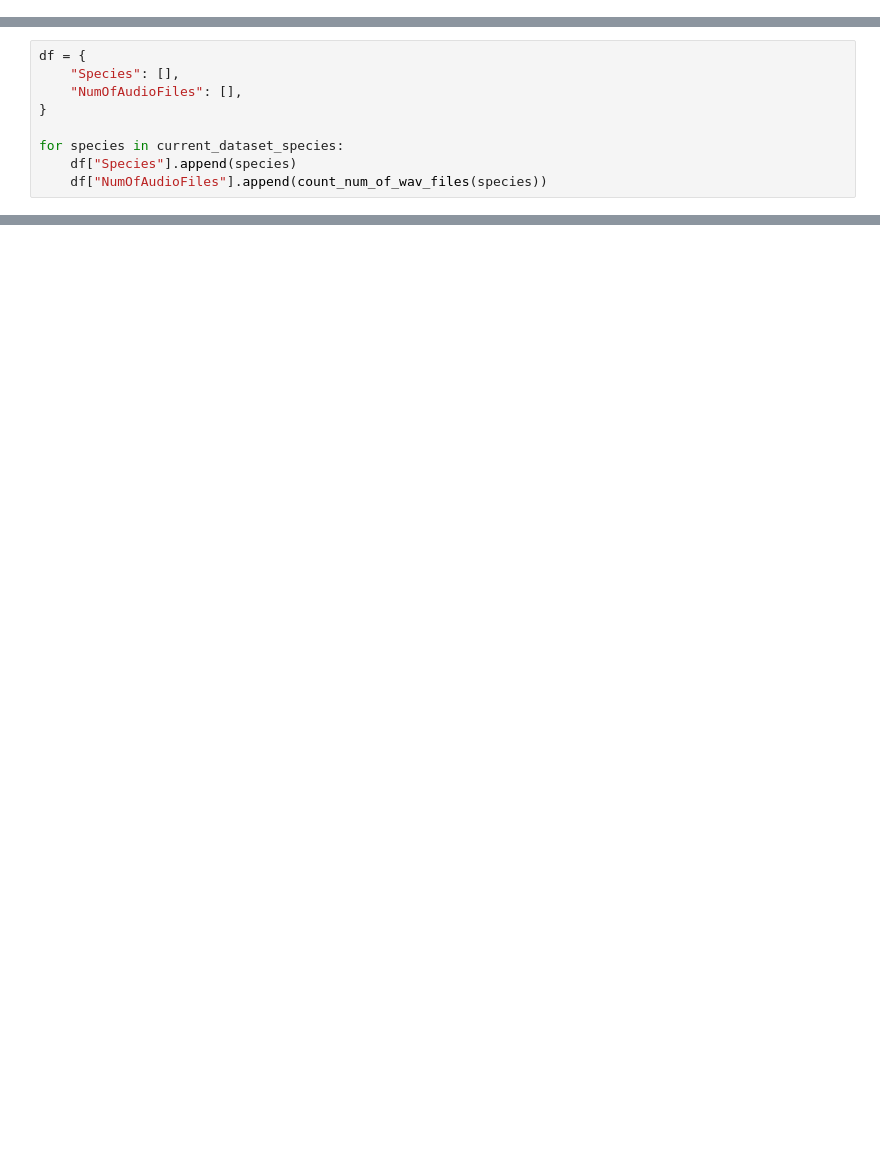
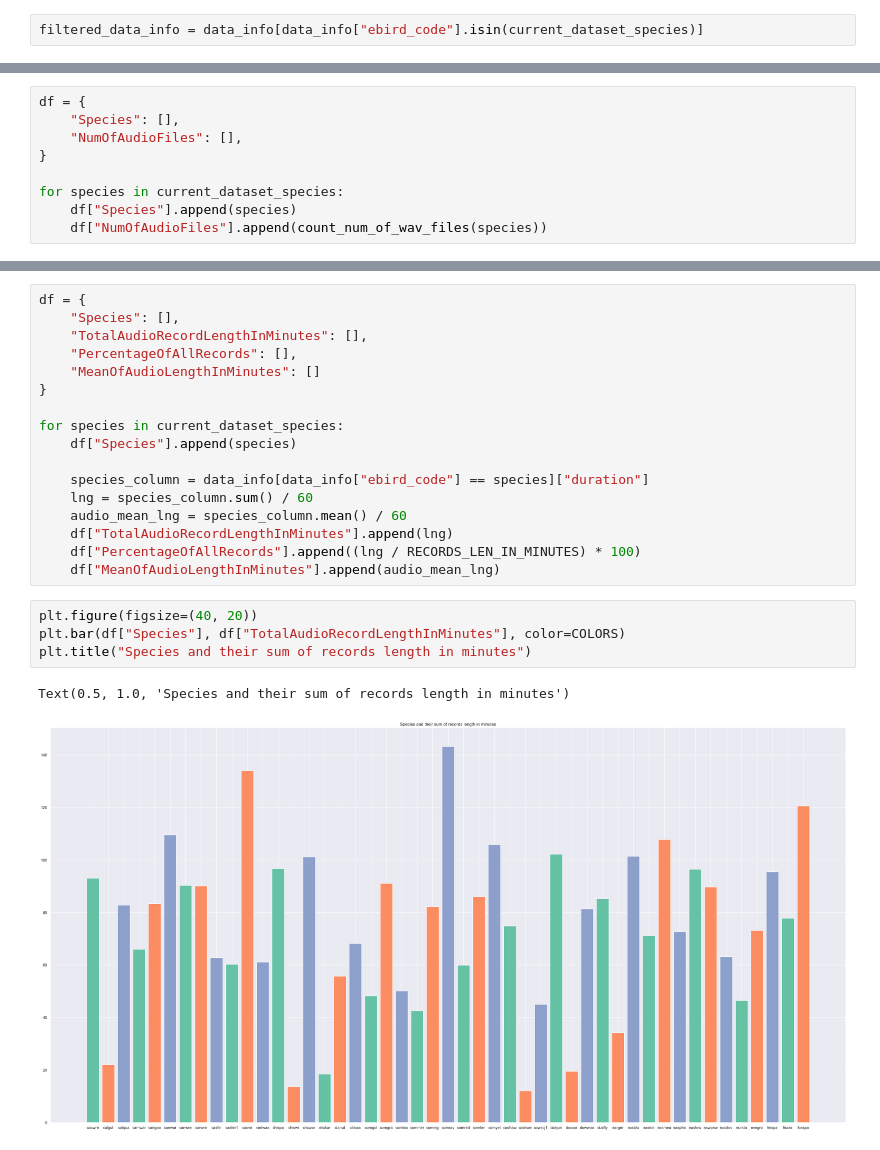
Before and after one commit to PyMati/BirdSongRecognitionDNN, a Jupyter notebook: data.ipynb, the cells around one changed output, grey strips where cells are left out. Drawn from its saved outputs; the diff is of its cells as text; blank space fills up the shorter version.

```diff
--- a/data.ipynb
+++ b/data.ipynb
@@ -34,3 +41,5 @@ array(['aldfly', 'ameavo', 'amebit', 'amecro', 'amegfi', 'amekes',
 # %%
 current_dataset_species = os.listdir("./data")
 current_dataset_species.remove("train_mod.csv")
+# %%
+filtered_data_info = data_info[data_info["ebird_code"].isin(current_dataset_species)]
@@ -92,0 +90,24 @@ array([[<Axes: title={'center': 'NumOfAudioFiles'}>]], dtype=object)
+# %%
+df = {
+    "Species": [],
+    "TotalAudioRecordLengthInMinutes": [],
+    "PercentageOfAllRecords": [],
+    "MeanOfAudioLengthInMinutes": []
+}
+
+for species in current_dataset_species:
+    df["Species"].append(species)
+
+    species_column = data_info[data_info["ebird_code"] == species]["duration"]
+    lng = species_column.sum() / 60
+    audio_mean_lng = species_column.mean() / 60
+    df["TotalAudioRecordLengthInMinutes"].append(lng)
+    df["PercentageOfAllRecords"].append((lng / RECORDS_LEN_IN_MINUTES) * 100)
+    df["MeanOfAudioLengthInMinutes"].append(audio_mean_lng)
+# %%
+plt.figure(figsize=(40, 20))
+plt.bar(df["Species"], df["TotalAudioRecordLengthInMinutes"], color=COLORS)
+plt.title("Species and their sum of records length in minutes")
+# %% [output]
+Text(0.5, 1.0, 'Species and their sum of records length in minutes')
+[figure, added]
```
Also changed, not shown: parts of 15 cells of this notebook.
